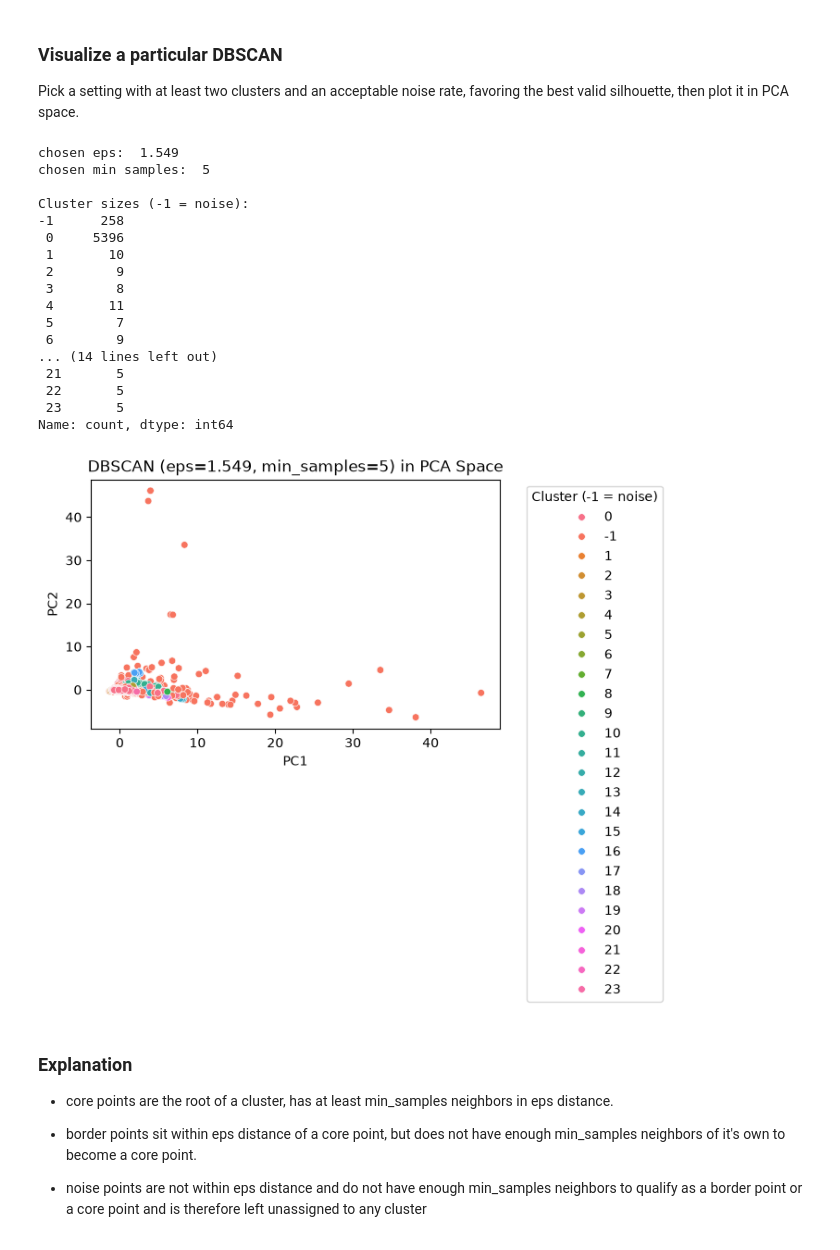
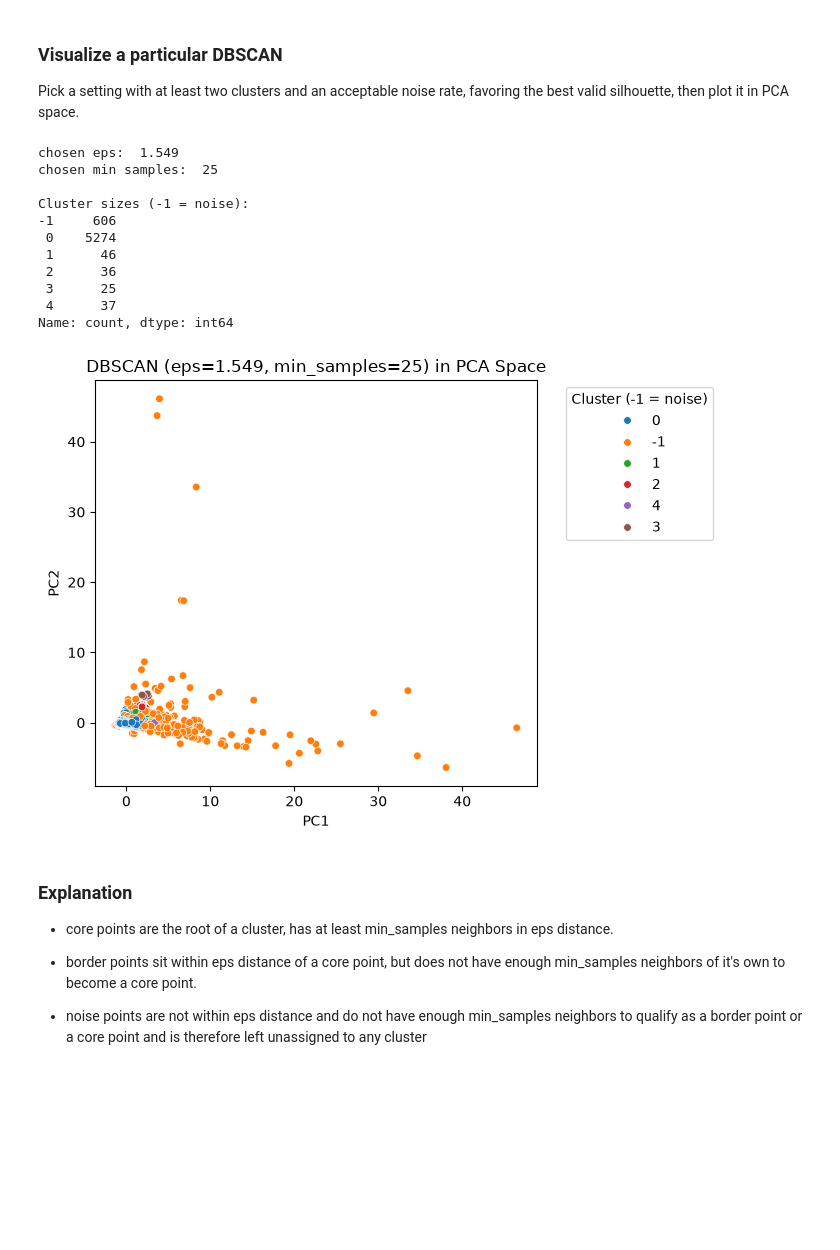
Before and after one commit to blbaum/aiForSecurity, a Jupyter notebook: module4/Assignment3-Baum.ipynb, the cells around one changed output. Drawn from its saved outputs; the diff is of its cells as text; code cells hidden in the pictures; blank space fills up the shorter version.

```diff
--- a/module4/Assignment3-Baum.ipynb
+++ b/module4/Assignment3-Baum.ipynb
@@ -277,6 +277,7 @@ features_keep = [
 # Will separate binary label later
 work = df_combined[features_keep].copy()
 work["binary_label"] = df_combined_full["binary_label"].values
+work["source_label"] = df_combined_full["source_label"].values
 print(work.shape)
 work.head()
 # %% [output]
@@ -361,7 +362,7 @@ display(summary_df)
 ### Separate X and y
 # %%
 X = work[features_keep].copy()
-y = work["binary_label"].copy()
+y = work[["binary_label", "source_label"]].copy()
 # %%
 scaler = StandardScaler()
 X_scaled = scaler.fit_transform(X)
@@ -411,7 +412,7 @@ pca_df = pd.DataFrame(X_pca, columns=["PC1", "PC2"])
 
 label_col = "binary_label"
 if label_col:
-    pca_df[label_col] = y.astype(str).values
+    pca_df[label_col] = y["binary_label"].astype(str).values
 
 print("Explained variance ratio:", pca.explained_variance_ratio_)
 
@@ -698,43 +699,37 @@ display(sweep_df.sort_values("silhouette", ascending=False).head(5))
 Pick a setting with at least two clusters and an acceptable noise rate, favoring the best valid silhouette, then plot it in PCA space.
 # %%
 chosen_eps = 1.549
-chosen_ms = 5
+chosen_ms = 25
 print("chosen eps: ", chosen_eps)
 print("chosen min samples: ", chosen_ms)
 
 # visualize the selected DBSCAN result in PCA space
 final_labels = DBSCAN(eps=chosen_eps, min_samples=chosen_ms).fit_predict(X_scaled)
 print("\nCluster sizes (-1 = noise):")
 print(pd.Series(final_labels).value_counts().sort_index())
 
 plot_df = pca_df.copy()
 plot_df["dbscan_cluster"] = final_labels.astype(str)
 
 plt.figure(figsize=(7, 5))
 sns.scatterplot(data=plot_df, x="PC1", y="PC2", hue="dbscan_cluster", s=30)
 plt.title(f"DBSCAN (eps={chosen_eps}, min_samples={chosen_ms}) in PCA Space")
 plt.legend(title="Cluster (-1 = noise)", bbox_to_anchor=(1.05, 1), loc="upper left")
 plt.tight_layout()
 plt.show()
 # %% [output]
 chosen eps:  1.549
-chosen min samples:  5
+chosen min samples:  25
 
 Cluster sizes (-1 = noise):
--1      258
- 0     5396
- 1       10
- 2        9
- 3        8
- 4       11
- 5        7
- 6        9
-... (14 lines left out)
- 21       5
- 22       5
- 23       5
+-1     606
+ 0    5274
+ 1      46
+ 2      36
+ 3      25
+ 4      37
 Name: count, dtype: int64
-[figure, old version]
+[figure, new version]
 # %% [markdown]
 ### Explanation
 
```
Also changed, not shown: parts of 14 cells of this notebook, 6 other files.
